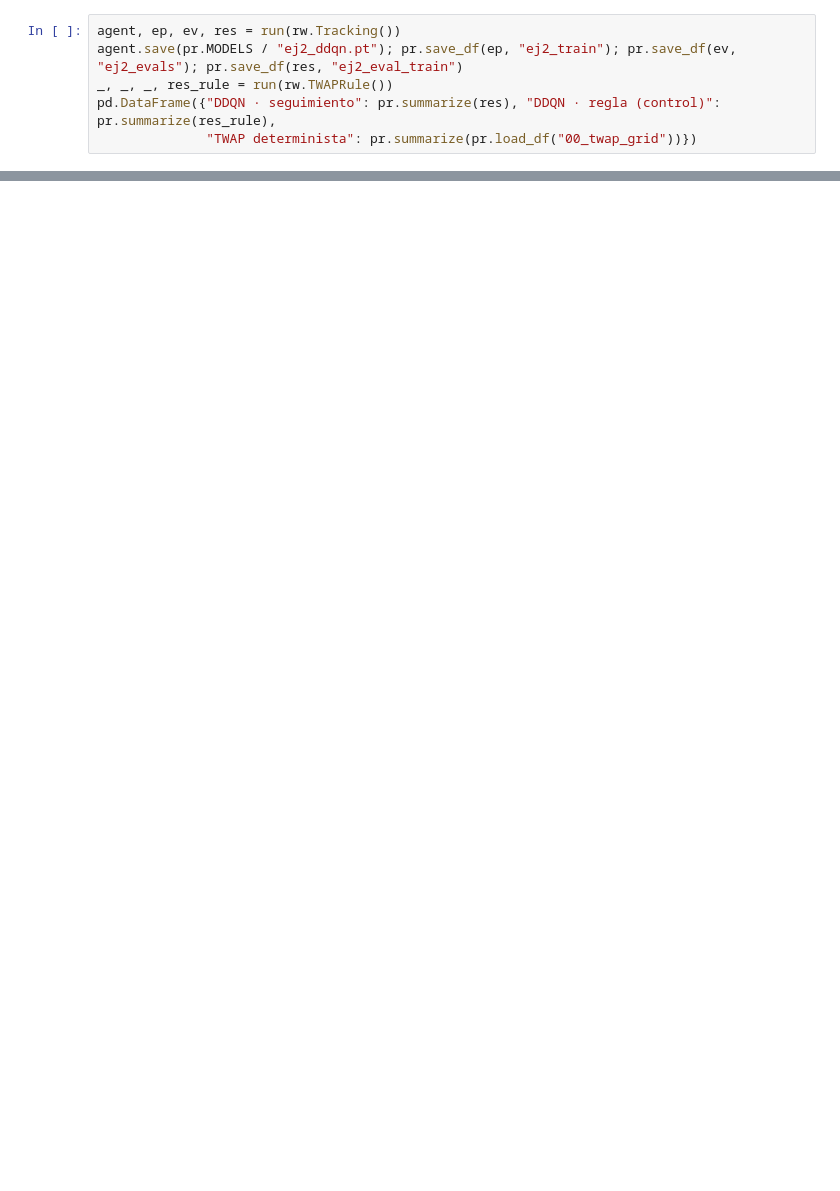
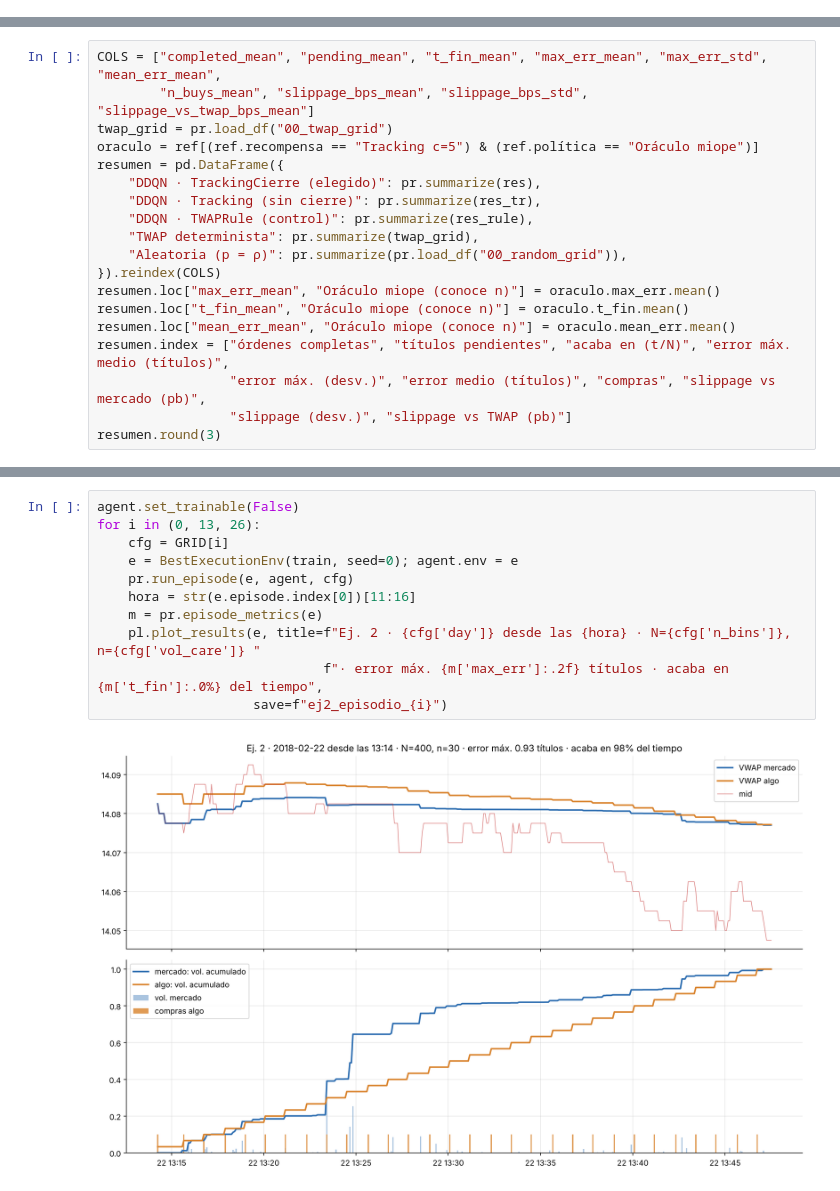
Before and after one commit to Romequinco/rl-execution-agents, a Jupyter notebook: notebooks/ej2_twap_recompensas.ipynb, the cells around one changed output, grey strips where cells are left out. Cells and saved outputs as stored; diff of their text form; blank space fills up the shorter version.

```diff
--- a/notebooks/ej2_twap_recompensas.ipynb
+++ b/notebooks/ej2_twap_recompensas.ipynb
@@ -58,6 +0,0 @@ def run(reward, seed=0, cfg=CFG, train_kw=TRAIN, exploration=None, label=None):
-# %%
-agent, ep, ev, res = run(rw.Tracking())
-agent.save(pr.MODELS / "ej2_ddqn.pt"); pr.save_df(ep, "ej2_train"); pr.save_df(ev, "ej2_evals"); pr.save_df(res, "ej2_eval_train")
-_, _, _, res_rule = run(rw.TWAPRule())
-pd.DataFrame({"DDQN · seguimiento": pr.summarize(res), "DDQN · regla (control)": pr.summarize(res_rule),
-              "TWAP determinista": pr.summarize(pr.load_df("00_twap_grid"))})
@@ -117,0 +425,19 @@ hasta alcanzarlo y efecto de γ, del buffer y de la frecuencia de aprendizaje.
+# %%
+COLS = ["completed_mean", "pending_mean", "t_fin_mean", "max_err_mean", "max_err_std", "mean_err_mean",
+        "n_buys_mean", "slippage_bps_mean", "slippage_bps_std", "slippage_vs_twap_bps_mean"]
+twap_grid = pr.load_df("00_twap_grid")
+oraculo = ref[(ref.recompensa == "Tracking c=5") & (ref.política == "Oráculo miope")]
+resumen = pd.DataFrame({
+    "DDQN · TrackingCierre (elegido)": pr.summarize(res),
+    "DDQN · Tracking (sin cierre)": pr.summarize(res_tr),
+    "DDQN · TWAPRule (control)": pr.summarize(res_rule),
+    "TWAP determinista": pr.summarize(twap_grid),
+    "Aleatoria (p = ρ)": pr.summarize(pr.load_df("00_random_grid")),
+}).reindex(COLS)
+resumen.loc["max_err_mean", "Oráculo miope (conoce n)"] = oraculo.max_err.mean()
+resumen.loc["t_fin_mean", "Oráculo miope (conoce n)"] = oraculo.t_fin.mean()
+resumen.loc["mean_err_mean", "Oráculo miope (conoce n)"] = oraculo.mean_err.mean()
+resumen.index = ["órdenes completas", "títulos pendientes", "acaba en (t/N)", "error máx. medio (títulos)",
+                 "error máx. (desv.)", "error medio (títulos)", "compras", "slippage vs mercado (pb)",
+                 "slippage (desv.)", "slippage vs TWAP (pb)"]
+resumen.round(3)
@@ -117,0 +501,13 @@ hasta alcanzarlo y efecto de γ, del buffer y de la frecuencia de aprendizaje.
+# %%
+agent.set_trainable(False)
+for i in (0, 13, 26):
+    cfg = GRID[i]
+    e = BestExecutionEnv(train, seed=0); agent.env = e
+    pr.run_episode(e, agent, cfg)
+    hora = str(e.episode.index[0])[11:16]
+    m = pr.episode_metrics(e)
+    pl.plot_results(e, title=f"Ej. 2 · {cfg['day']} desde las {hora} · N={cfg['n_bins']}, n={cfg['vol_care']} "
+                             f"· error máx. {m['max_err']:.2f} títulos · acaba en {m['t_fin']:.0%} del tiempo",
+                    save=f"ej2_episodio_{i}")
+# %% [output]
+[figure, added]
```
Also changed, not shown: parts of 53 cells of this notebook, 25 other files.
